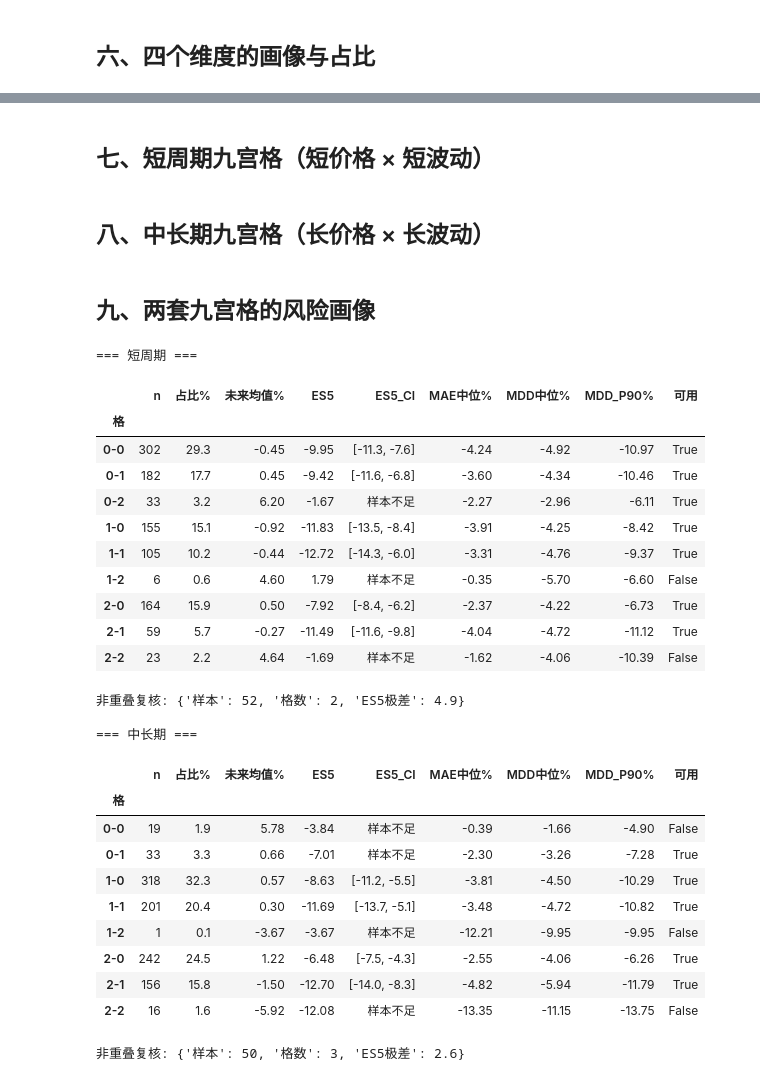
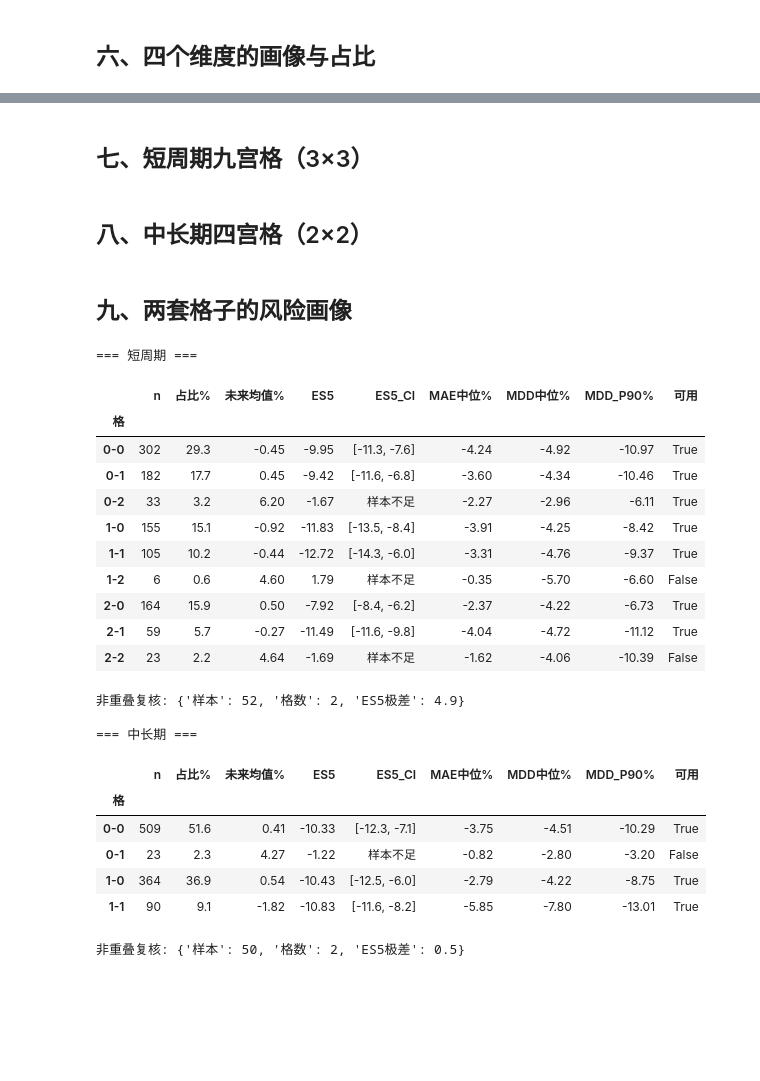
Before and after one commit to blackcoffeesky/investment_system, a Jupyter notebook: experiment/hmm_state/final_states_viz.ipynb, the cells around one changed output, grey strips where cells are left out. Drawn from its saved outputs; the diff is of its cells as text; code cells hidden in the pictures; blank space fills up the shorter version.

```diff
--- a/experiment/hmm_state/final_states_viz.ipynb
+++ b/experiment/hmm_state/final_states_viz.ipynb
@@ -24,20 +22,20 @@ import plotly.express as px
 from plotly.subplots import make_subplots
 
 from experiment.state_lab.matrix import _index_panel
-from experiment.hmm_state.features import (LONG_DEFAULT, build_groups,
-                                           order_col_for, agreement)
-from experiment.hmm_state.final import fit_dim, grid, MODEL
+from experiment.hmm_state.features import LONG_DEFAULT, build_groups, order_col_for, agreement
+from experiment.hmm_state.final import K_OF, fit_dim, grid
+from experiment.hmm_state.money import load_signals, buckets, coverage, SIGNALS
 
 pd.set_option("display.width", 160)
 px.defaults.template = "plotly_white"
 
 px_panel = _index_panel()
-print("长期窗口:", LONG_DEFAULT)
+print("长期窗口:", LONG_DEFAULT, "| 状态数:", K_OF)
 groups = build_groups(px_panel, LONG_DEFAULT)
 
 fitted = {}
 for name, feats in groups.items():
-    fitted[name] = fit_dim(name, feats, order_col_for(name, LONG_DEFAULT))
-    print(f"{name:6s} {fitted[name]['model']:14s} NLL={fitted[name]['nll']:.4f} "
-          f"熵={fitted[name]['entropy']:.3f} 占比={fitted[name]['share']}")
+    fitted[name] = fit_dim(name, feats, order_col_for(name, LONG_DEFAULT), k=K_OF[name])
+    print(f"{name:6s} K={K_OF[name]} {fitted[name]['model']:14s} NLL={fitted[name]['nll']:.4f} "
+          f"占比={fitted[name]['share']}")
 # %% [output]
@@ -57,3 +47,28 @@ CELL_ORDER = [f"{p}-{v}" for v in range(3) for p in range(3)]
+# %%
+PALETTE = ["#2E86C1", "#27AE60", "#C0392B", "#8E44AD", "#D68910", "#17A589"]
+BASE_COLORS = ["#5499C7", "#E67E22", "#CB4335", "#7D3C98"]
+
+
+def cell_colors(na, nb):
+    colors, order = [], []
+    for v in range(nb):
+        base = BASE_COLORS[v % len(BASE_COLORS)]
+        for p in range(na):
+            k = 0.45 + 0.55 * (p / max(na - 1, 1))
+            rgb = [int(int(base[i:i + 2], 16) * k) for i in (1, 3, 5)]
+            colors.append("rgb(%d,%d,%d)" % tuple(rgb))
+            order.append(f"{p}-{v}")
+    return colors, order
+
+
+def sizes(pk, vk):
+    na = int(fitted[pk]["states"].max()) + 1
+    nb = int(fitted[vk]["states"].max()) + 1
+    return na, nb
+
+
+def cells(pk, vk):
+    return grid(fitted[pk]["states"], fitted[vk]["states"])
 # %% [markdown]
 ## 工具函数（先跑）
 # %%
@@ -223,51 +232,46 @@ for name, r in fitted.items():
 # %% [markdown]
-## 七、短周期九宫格（短价格 × 短波动）
+## 七、短周期九宫格（3×3）
 # %%
 plot_grid('短价格', '短波动', '短周期').show()
 # %%
 plot_animation('短价格', '短波动', '短周期').show()
-# %% [markdown]
-## 八、中长期九宫格（长价格 × 长波动）
+# %% [markdown]
+## 八、中长期四宫格（2×2）
 # %%
 plot_grid('长价格', '长波动', '中长期').show()
 # %%
 plot_animation('长价格', '长波动', '中长期').show()
 # %% [markdown]
-## 九、两套九宫格的风险画像
+## 九、两套格子的风险画像
 # %%
 from experiment.hmm_state.stage1 import risk_by, nonoverlap_check
 
-for label, (pk, vk) in {"短周期": ("短价格", "短波动"),
-                        "中长期": ("长价格", "长波动")}.items():
-    cell = _cells(pk, vk)
+for label, (pk, vk) in {"短周期": ("短价格", "短波动"), "中长期": ("长价格", "长波动")}.items():
+    cell = cells(pk, vk)
     print(f"=== {label} ===")
     display(risk_by(cell, px_panel))
     print("非重叠复核:", nonoverlap_check(cell, px_panel))
     print()
 # %% [output]
 === 短周期 ===
 |  | n | 占比% | 未来均值% | ES5 | ES5_CI | MAE中位% | MDD中位% | MDD_P90% | 可用 |
 | 格 |  |  |  |  |  |  |  |  |  |
 | 0-0 | 302 | 29.3 | -0.45 | -9.95 | [-11.3, -7.6] | -4.24 | -4.92 | -10.97 | True |
 | 0-1 | 182 | 17.7 | 0.45 | -9.42 | [-11.6, -6.8] | -3.60 | -4.34 | -10.46 | True |
 | 0-2 | 33 | 3.2 | 6.20 | -1.67 | 样本不足 | -2.27 | -2.96 | -6.11 | True |
 | 1-0 | 155 | 15.1 | -0.92 | -11.83 | [-13.5, -8.4] | -3.91 | -4.25 | -8.42 | True |
 | 1-1 | 105 | 10.2 | -0.44 | -12.72 | [-14.3, -6.0] | -3.31 | -4.76 | -9.37 | True |
 | 1-2 | 6 | 0.6 | 4.60 | 1.79 | 样本不足 | -0.35 | -5.70 | -6.60 | False |
 | 2-0 | 164 | 15.9 | 0.50 | -7.92 | [-8.4, -6.2] | -2.37 | -4.22 | -6.73 | True |
 | 2-1 | 59 | 5.7 | -0.27 | -11.49 | [-11.6, -9.8] | -4.04 | -4.72 | -11.12 | True |
 | 2-2 | 23 | 2.2 | 4.64 | -1.69 | 样本不足 | -1.62 | -4.06 | -10.39 | False |
 非重叠复核: {'样本': 52, '格数': 2, 'ES5极差': 4.9}
 
 === 中长期 ===
 |  | n | 占比% | 未来均值% | ES5 | ES5_CI | MAE中位% | MDD中位% | MDD_P90% | 可用 |
 | 格 |  |  |  |  |  |  |  |  |  |
-| 0-0 | 19 | 1.9 | 5.78 | -3.84 | 样本不足 | -0.39 | -1.66 | -4.90 | False |
-| 0-1 | 33 | 3.3 | 0.66 | -7.01 | 样本不足 | -2.30 | -3.26 | -7.28 | True |
-| 1-0 | 318 | 32.3 | 0.57 | -8.63 | [-11.2, -5.5] | -3.81 | -4.50 | -10.29 | True |
-| 1-1 | 201 | 20.4 | 0.30 | -11.69 | [-13.7, -5.1] | -3.48 | -4.72 | -10.82 | True |
-| 1-2 | 1 | 0.1 | -3.67 | -3.67 | 样本不足 | -12.21 | -9.95 | -9.95 | False |
-| 2-0 | 242 | 24.5 | 1.22 | -6.48 | [-7.5, -4.3] | -2.55 | -4.06 | -6.26 | True |
-| 2-1 | 156 | 15.8 | -1.50 | -12.70 | [-14.0, -8.3] | -4.82 | -5.94 | -11.79 | True |
-| 2-2 | 16 | 1.6 | -5.92 | -12.08 | 样本不足 | -13.35 | -11.15 | -13.75 | False |
+| 0-0 | 509 | 51.6 | 0.41 | -10.33 | [-12.3, -7.1] | -3.75 | -4.51 | -10.29 | True |
+| 0-1 | 23 | 2.3 | 4.27 | -1.22 | 样本不足 | -0.82 | -2.80 | -3.20 | False |
+| 1-0 | 364 | 36.9 | 0.54 | -10.43 | [-12.5, -6.0] | -2.79 | -4.22 | -8.75 | True |
+| 1-1 | 90 | 9.1 | -1.82 | -10.83 | [-11.6, -8.2] | -5.85 | -7.80 | -13.01 | True |
-非重叠复核: {'样本': 50, '格数': 3, 'ES5极差': 2.6}
+非重叠复核: {'样本': 50, '格数': 2, 'ES5极差': 0.5}
```
Also changed, not shown: parts of 18 cells of this notebook, 10 other files.
